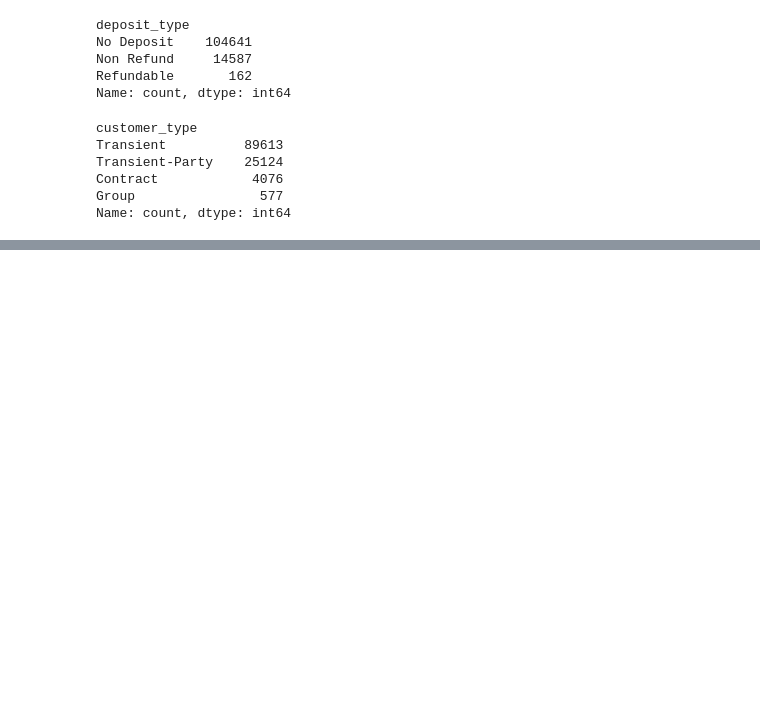
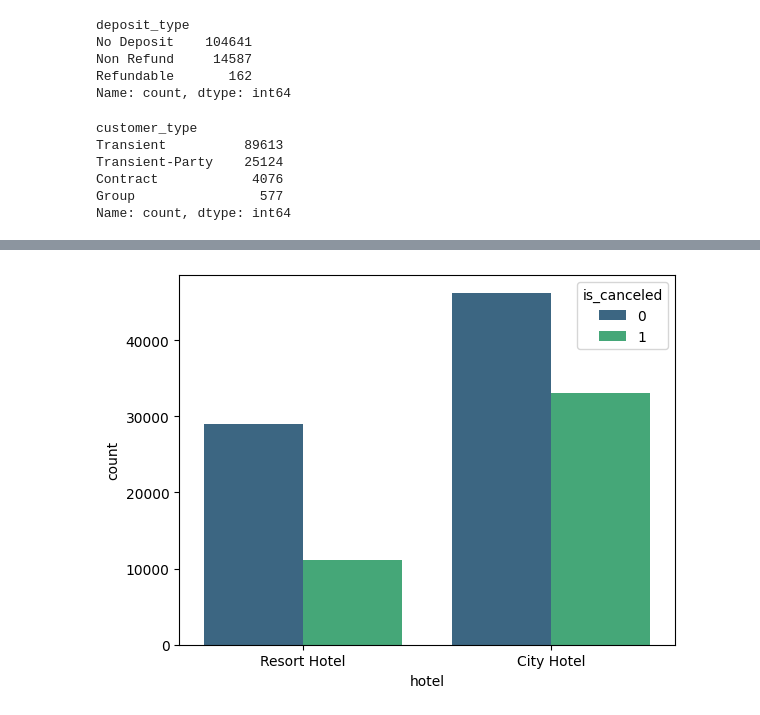
Before and after one commit to abhaygzb15/Hotel_Data_Analytics, a Jupyter notebook: Project1_hotelbookings/Hotel_Bookings_Data_Analytics.ipynb, the cells around one changed output, grey strips where cells are left out. Drawn from its saved outputs; the diff is of its cells as text; code cells hidden in the pictures; blank space fills up the shorter version.

```diff
--- a/Project1_hotelbookings/Hotel_Bookings_Data_Analytics.ipynb
+++ b/Project1_hotelbookings/Hotel_Bookings_Data_Analytics.ipynb
@@ -138,0 +160,5 @@ Name: count, dtype: int64
+# %%
+sns.countplot(x='hotel',data=df,hue='is_canceled',palette='viridis')
+plt.show()
+# %% [output]
+[figure, added]
```
Also changed, not shown: parts of 3 cells of this notebook.
